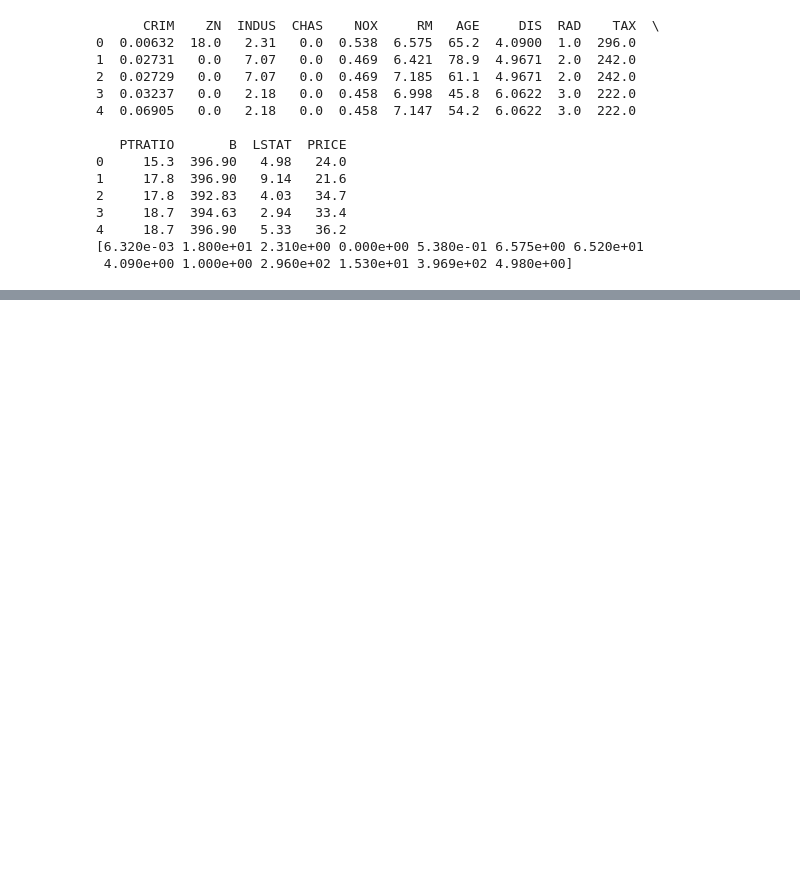
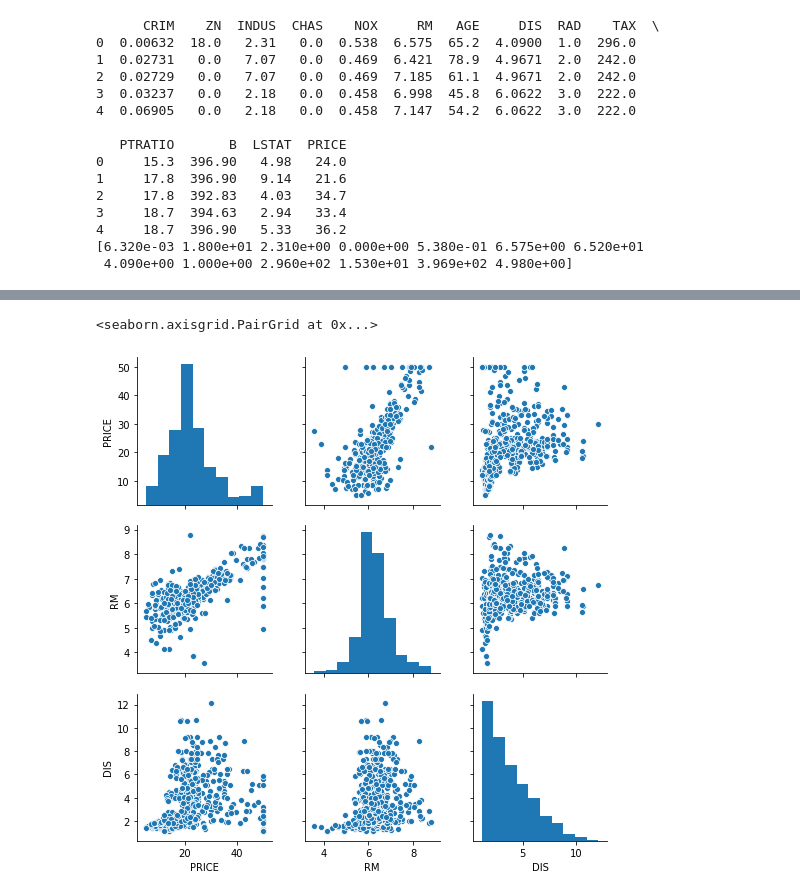
Before and after one commit to khirayama/data-analysis-training, a Jupyter notebook: p60-section009-boston.ipynb, the cells around one changed output, grey strips where cells are left out. Drawn from its saved outputs; the diff is of its cells as text; code cells hidden in the pictures; blank space fills up the shorter version.

```diff
--- a/p60-section009-boston.ipynb
+++ b/p60-section009-boston.ipynb
@@ -64,0 +56,5 @@ data_boston['PRICE'] = boston.target
+# %%
+sns.pairplot(data_boston, vars=['PRICE', 'RM', 'DIS'])
+# %% [output]
+<seaborn.axisgrid.PairGrid at 0x...>
+[figure, added]
```
Also changed, not shown: parts of 3 cells of this notebook.
